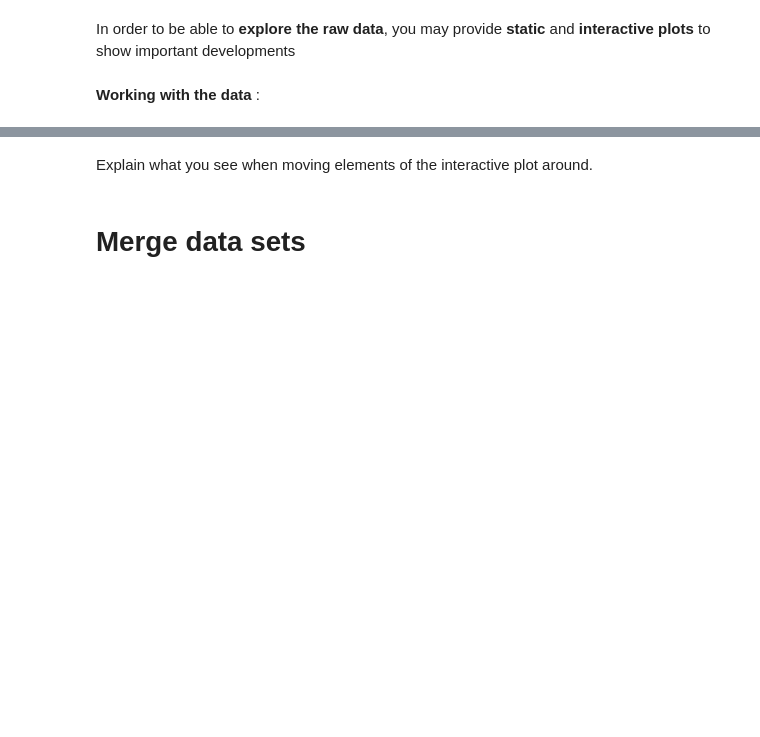
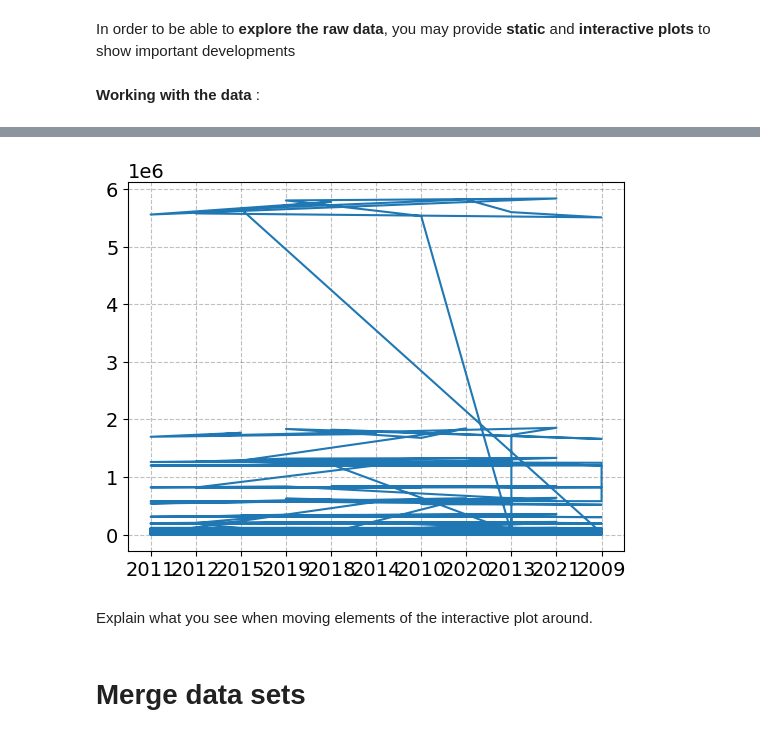
Before and after one commit to NumEconCopenhagen/projects-2023-mathias-emma, a Jupyter notebook: dataproject/Emma.ipynb, the cells around one changed output, grey strips where cells are left out. Saved outputs shown, nothing was run; the diff lists cells and outputs as text; code cells hidden in the pictures; blank space fills up the shorter version.

```diff
--- a/dataproject/Emma.ipynb
+++ b/dataproject/Emma.ipynb
@@ -227,0 +393,3 @@ df = bef_api_q1_transformed
+# %%
+df.municipality = df.municipality.astype('string')
+df.year = df.year.astype('Int64')
@@ -232,17 +421,18 @@ print(df['OMRÅDE'].unique())
 # %%
 Mun = ['Aalborg', 'Gentofte', 'Silkeborg' ]
 
     # a. create the figure
 fig = plt.figure()
 
     # b. plot
 ax = fig.add_subplot(1,1,1)
 
 
-for i, in Mun:
+for i in Mun:
     I = df['OMRÅDE'] == i
 
     loan_per = df[I]['n']
     year_plot = df[I]['TID']
-
     ax.plot(year_plot, loan_per, label = i)
+# %% [output]
+[figure, added]
```
Also changed, not shown: parts of 18 cells of this notebook.
